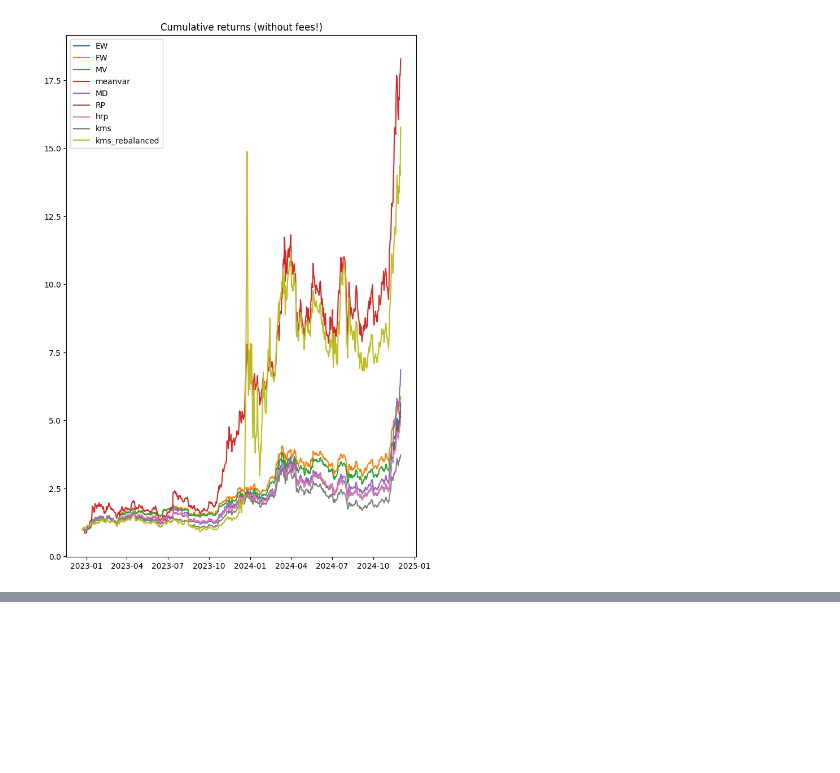
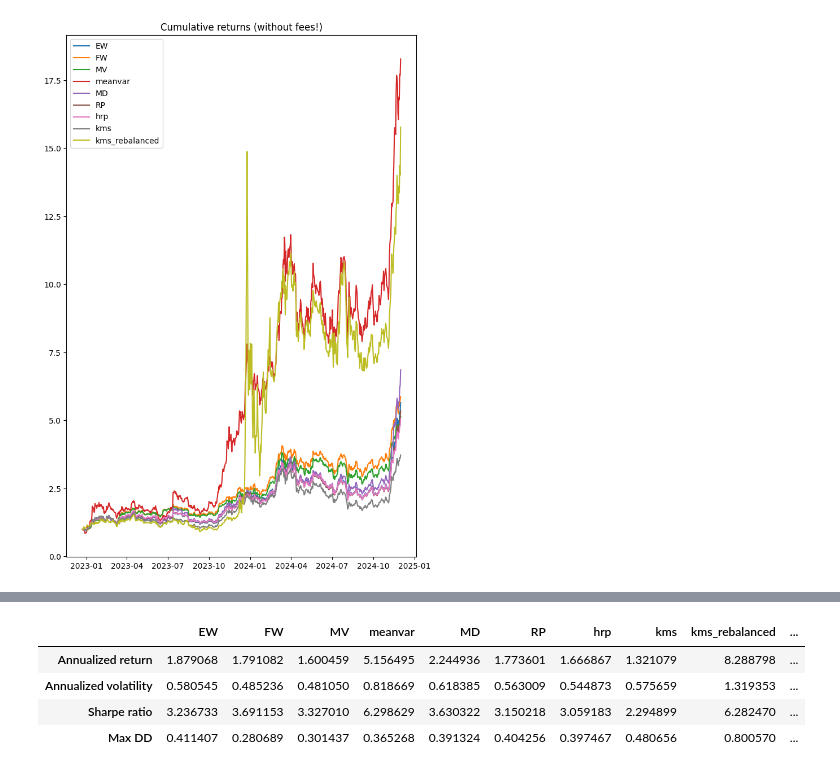
Before and after one commit to alihussainia/Crypto-Portfolio_Optimization, a Jupyter notebook: DTF1_portfolio_strategy.ipynb, the cells around one changed output, grey strips where cells are left out. Cells and saved outputs as stored; diff of their text form; code cells hidden in the pictures; blank space fills up the shorter version.

```diff
--- a/DTF1_portfolio_strategy.ipynb
+++ b/DTF1_portfolio_strategy.ipynb
@@ -2156,0 +2234,33 @@ plt.show()
+# %%
+# annualized return and volatility
+freq = 'daily'
+if freq == 'monthly':
+    ann_mean = ((1+pf_ret.mean()) ** 12) - 1
+    ann_vol = pf_ret.std() * (12**0.5)
+elif freq == 'daily':
+    ann_mean = ((1+pf_ret.mean()) ** 365) - 1
+    ann_vol = pf_ret.std() * (365**0.5)
+
+# Sharpe ratio
+sharpe_ratio = ann_mean / ann_vol
+
+# maximum drawdown
+cummulative_return = (1 + pf_ret).cumprod()
+previous_peaks = cummulative_return.cummax()
+drawdown = (previous_peaks - cummulative_return)/previous_peaks
+max_drawdown = abs(drawdown.max())
+
+summ_tab = pd.DataFrame(columns=['EW', 'FW', 'MV', 'meanvar', 'MD', 'RP','hrp','kms','kms_rebalanced','kms_rebalanced_0.9','kms_rebalanced_1.1','kms_rebalanced_15%',
+       'kms_rebalanced_20%'])
+summ_tab.loc['Annualized return'] = ann_mean
+summ_tab.loc['Annualized volatility'] = ann_vol
+summ_tab.loc['Sharpe ratio'] = sharpe_ratio
+summ_tab.loc['Max DD'] = max_drawdown
+
+summ_tab
+# %% [output]
+|  | EW | FW | MV | meanvar | MD | RP | hrp | kms | kms_rebalanced | ... |
+| Annualized return | 1.879068 | 1.791082 | 1.600459 | 5.156495 | 2.244936 | 1.773601 | 1.666867 | 1.321079 | 8.288798 | ... |
+| Annualized volatility | 0.580545 | 0.485236 | 0.481050 | 0.818669 | 0.618385 | 0.563009 | 0.544873 | 0.575659 | 1.319353 | ... |
+| Sharpe ratio | 3.236733 | 3.691153 | 3.327010 | 6.298629 | 3.630322 | 3.150218 | 3.059183 | 2.294899 | 6.282470 | ... |
+| Max DD | 0.411407 | 0.280689 | 0.301437 | 0.365268 | 0.391324 | 0.404256 | 0.397467 | 0.480656 | 0.800570 | ... |
```
Also changed, not shown: parts of 53 cells of this notebook.
